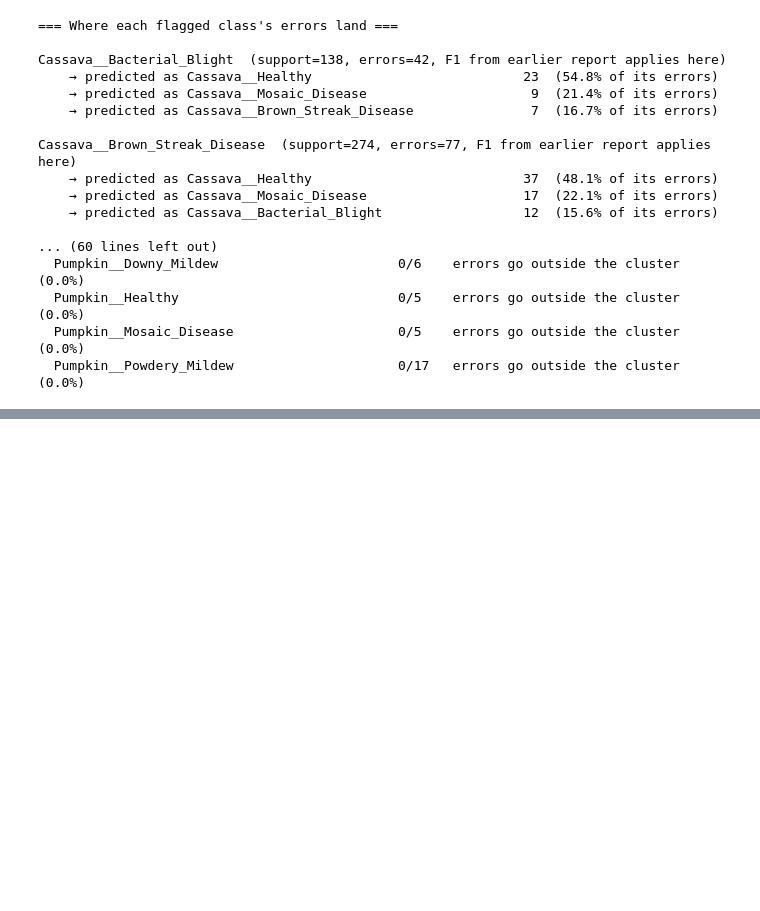
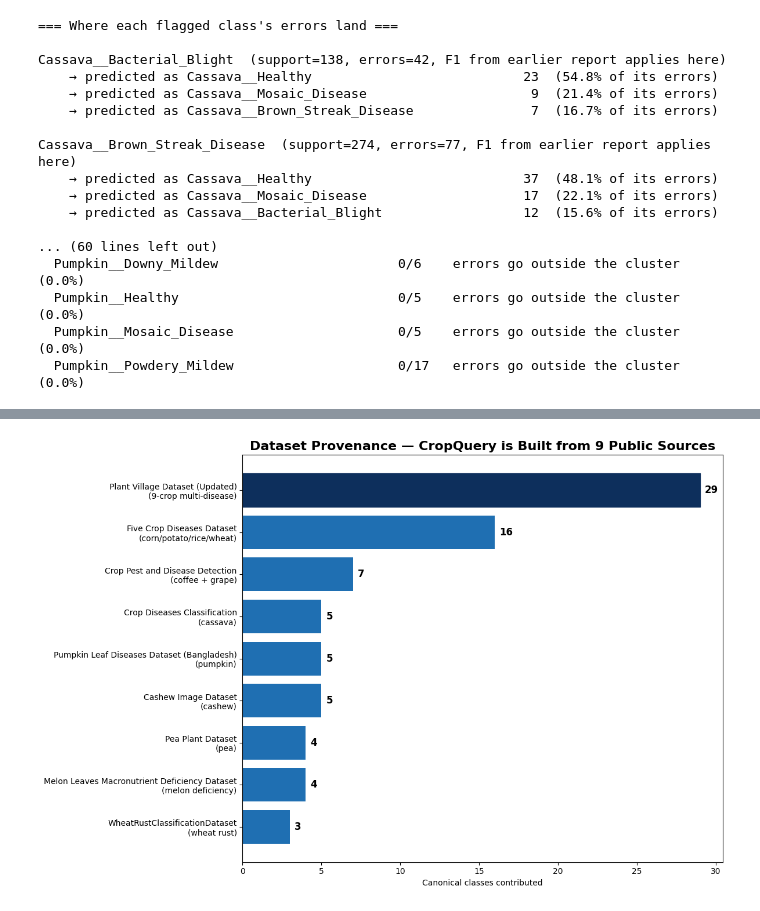
Before and after one commit to Vitthal-Jauhari/Crop-Query, a Jupyter notebook: notebooks/training/ensemble-f2-consistency-finetune.ipynb, the cells around one changed output, grey strips where cells are left out. Drawn from its saved outputs; the diff is of its cells as text; code cells hidden in the pictures; blank space fills up the shorter version.

```diff
--- a/notebooks/training/ensemble-f2-consistency-finetune.ipynb
+++ b/notebooks/training/ensemble-f2-consistency-finetune.ipynb
@@ -1393,0 +1567,54 @@ Cassava__Brown_Streak_Disease  (support=274, errors=77, F1 from earlier report a
+# %%
+import matplotlib.pyplot as plt
+
+# Kaggle username -> actual dataset title (looked up on kaggle.com)
+dataset_titles = {
+    "tushar5harma":    "Plant Village Dataset (Updated)",
+    "shubham2703":     "Five Crop Diseases Dataset",
+    "nirmalsankalana": "Crop Pest and Disease Detection",
+    "mexwell":         "Crop Diseases Classification",
+    "tahmidmir":       "Pumpkin Leaf Diseases Dataset (Bangladesh)",
+    "ayushbpanchal":   "Cashew Image Dataset",
+    "zunorain":        "Pea Plant Dataset",
+    "binnassor89":     "Melon Leaves Macronutrient Deficiency Dataset",
+    "yasaminborhani":  "WheatRustClassificationDataset",
+}
+
+crop_notes = {  # your existing per-source crop annotations
+    "tushar5harma": "9-crop multi-disease",
+    "shubham2703": "corn/potato/rice/wheat",
+    "nirmalsankalana": "coffee + grape",
+    "mexwell": "cassava",
+    "tahmidmir": "pumpkin",
+    "ayushbpanchal": "cashew",
+    "zunorain": "pea",
+    "binnassor89": "melon deficiency",
+    "yasaminborhani": "wheat rust",
+}
+
+# counts dict — replace with your real per-source class counts (already computed earlier)
+source_counts = {
+    "tushar5harma": 29, "shubham2703": 16, "nirmalsankalana": 7, "mexwell": 5,
+    "tahmidmir": 5, "ayushbpanchal": 5, "zunorain": 4, "binnassor89": 4,
+    "yasaminborhani": 3,
+}
+
+sources_sorted = sorted(source_counts, key=source_counts.get, reverse=True)
+labels = [f"{dataset_titles[s]}\n({crop_notes[s]})" for s in sources_sorted]
+values = [source_counts[s] for s in sources_sorted]
+
+fig, ax = plt.subplots(figsize=(12, 8))
+bars = ax.barh(labels, values, color="#1f6fb2")
+bars[0].set_color("#0d2f5c")  # highlight the largest source
+ax.invert_yaxis()
+for bar, v in zip(bars, values):
+    ax.text(bar.get_width() + 0.3, bar.get_y() + bar.get_height()/2, str(v),
+            va="center", fontsize=12, fontweight="bold")
+ax.set_xlabel("Canonical classes contributed")
+ax.set_title("Dataset Provenance — CropQuery is Built from 9 Public Sources",
+              fontsize=16, fontweight="bold")
+plt.tight_layout()
+plt.savefig("dataset_provenance.png", dpi=150, bbox_inches="tight")
+plt.show()
+# %% [output]
+[figure, added]
```
Also changed, not shown: parts of 5 cells of this notebook, 2 other files.
